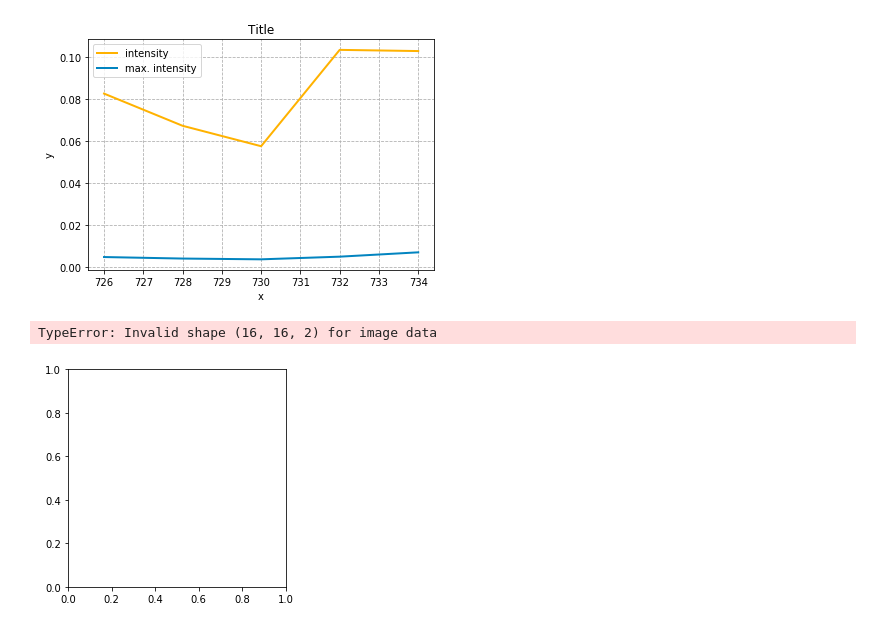
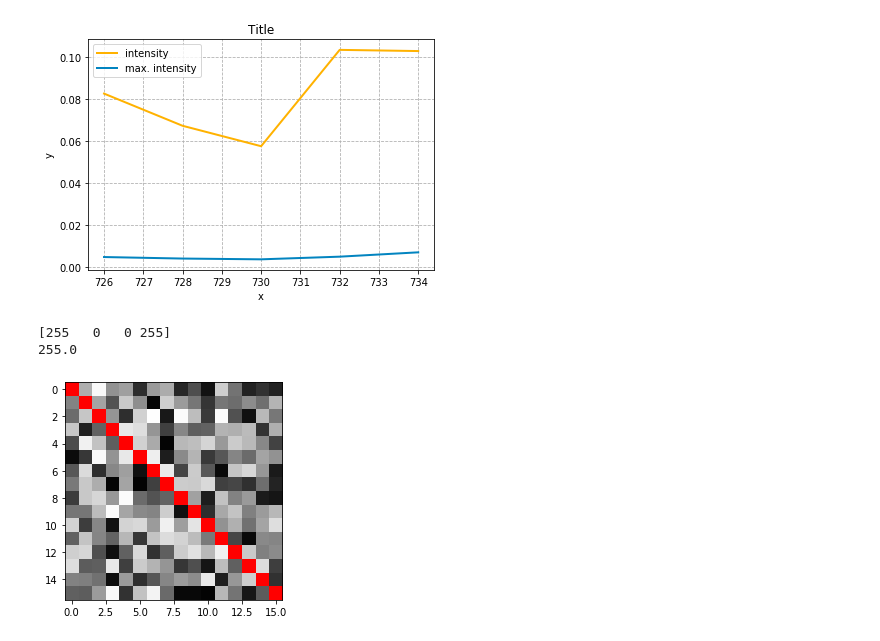
Before and after one commit to Yennda/spr_microscopy, a Jupyter notebook: plots.ipynb, the cells around one changed output. Drawn from its saved outputs; the diff is of its cells as text; code cells hidden in the pictures.

```diff
--- a/plots.ipynb
+++ b/plots.ipynb
@@ -95,9 +184,37 @@ both=np.dstack( ( bw, red ) )
+# %%
+bw=np.random.rand(16, 16)*255
+bw=bw.astype(int)
+
+red=np.diag(np.ones(16))*255
+both=np.dstack( ( bw, red ) )
+
+image = np.zeros([16, 16, 4], dtype=np.uint8)
+image[:,:,0]=bw
+image[:,:,1]=bw
+image[:,:,2]=bw
+image[:,:,3]=np.ones([16, 16])*255
+
+image02 = np.zeros([16, 16, 4], dtype=np.uint8)
+image02[:,:,0]=red
+
+image02[:,:,3]=red
+
+# print(both[10,20])
+# %%
+
+# print(bw.astype(int))
+print(image02[3, 3])
+print(red[3, 3])
+# %% [output]
+[255   0   0 255]
+255.0
 # %%
 fig, axes = plt.subplots(nrows=1, ncols=1)
-axes.imshow(both, cmap='gray')
+axes.imshow(image)
+axes.imshow(image02)
+
 # axes.imshow(red, cmap='gray', alpha=.7)
 
 plt.show()
 # %% [output]
-TypeError: Invalid shape (16, 16, 2) for image data
-[figure, old version]
+[figure, new version]
```
Also changed, not shown: parts of 2 cells of this notebook, 6 other files.
